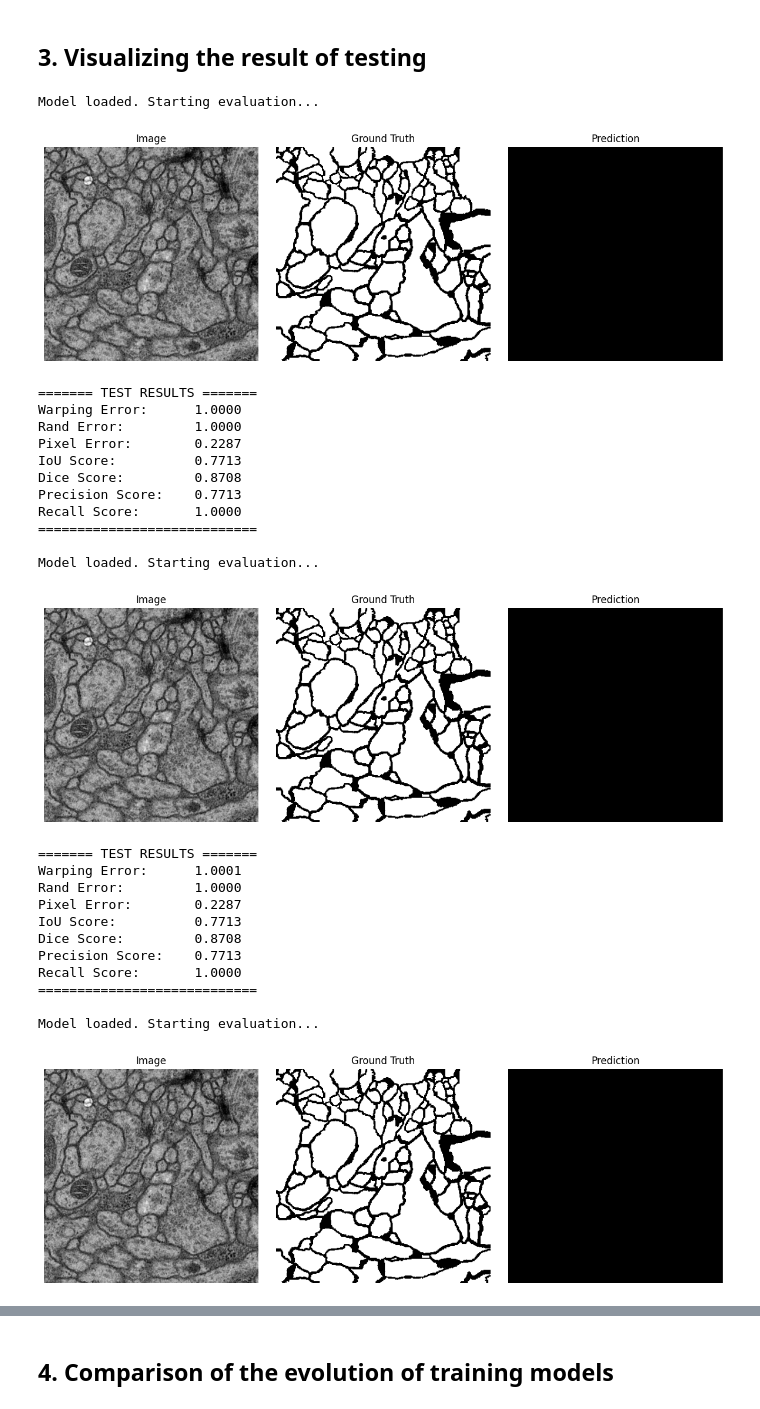
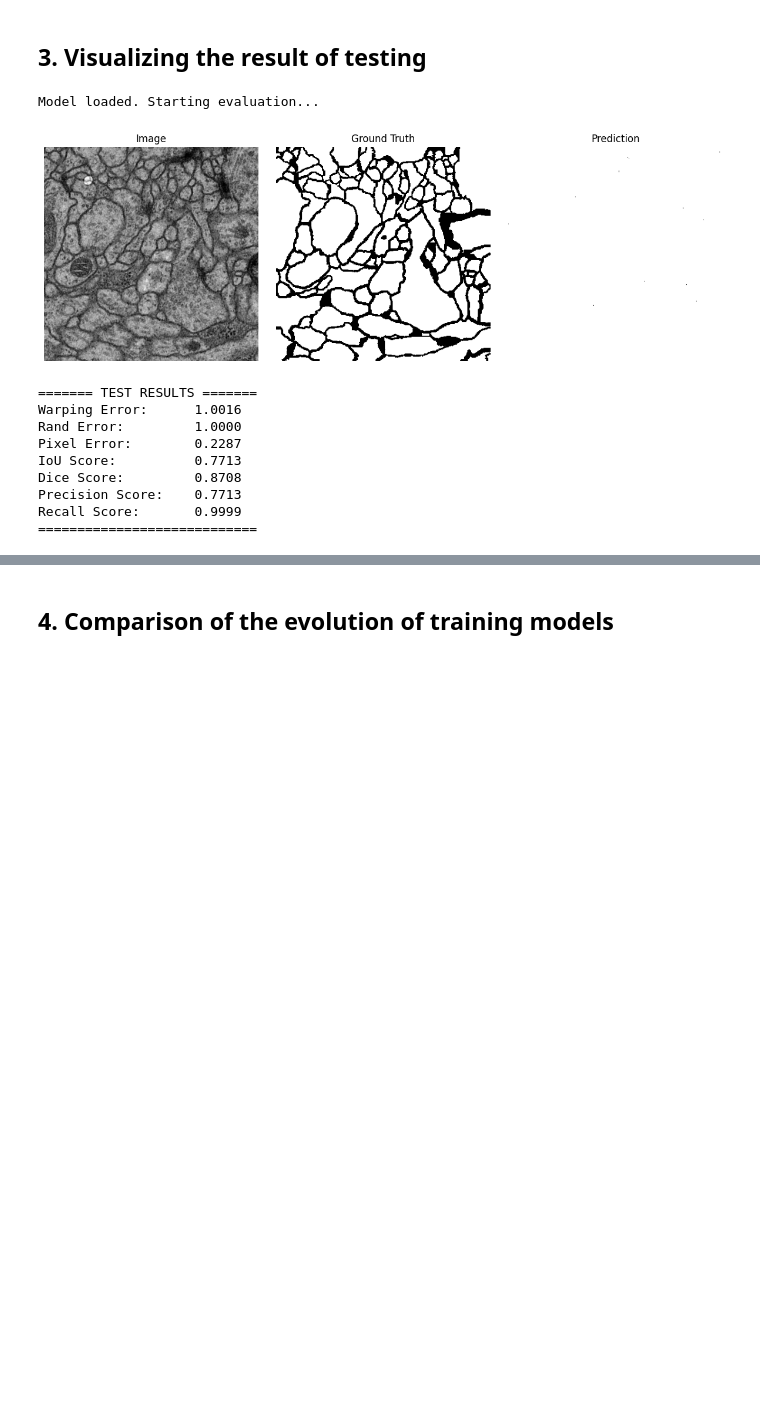
Before and after one commit to A0404/MLA_UNet, a Jupyter notebook: notebooks/notebook.ipynb, the cells around one changed output, grey strips where cells are left out. Saved outputs shown, nothing was run; the diff lists cells and outputs as text; code cells hidden in the pictures; blank space fills up the shorter version.

```diff
--- a/notebooks/notebook.ipynb
+++ b/notebooks/notebook.ipynb
@@ -65,6 +65,7 @@ Using device: cuda
 # %% [markdown]
 ## 2. Model's training
 # %%
+"""
 # ----------------- Run 1 -----------------
 model_save_1 = "1_" + UNet_ISBI
 importlib.reload(config)
@@ -85,7 +86,7 @@ config.USE_IGNORE_INDEX = True
 importlib.reload(dataset)
 train_ds_2, _, test_ds_2 = dataset.dataset_ds(root_dir)
 importlib.reload(train)
-model_2, train_losses_2 = train.train_model_paper(model_dir, model_save_2, train_ds_2, device)
+model_2, train_losses_2 = train.train_model_paper(model_dir, model_save_2, train_ds_2, device) """
 
 # ----------------- Run 3 -----------------
 model_save_3 = "3_" + UNet_ISBI
@@ -94,9 +95,9 @@ config.USE_DATA_AUG = True
 config.USE_LOSS_POND = True
 config.USE_IGNORE_INDEX = True
 importlib.reload(dataset)
-train_ds_3, _, test_ds_3 = dataset.dataset_ds(root_dir)
+train_ds_3, val_ds_3, test_ds_3 = dataset.dataset_ds(root_dir)
 importlib.reload(train)
-model_3, train_losses_3 = train.train_model_paper(model_dir, model_save_3, train_ds_3, device)
+model_3, train_losses_3 = train.train_model_paper(model_dir, model_save_3, train_ds_3, val_ds_3, device)
 
 # ----------------- Run 4 -----------------
 model_save_4 = "4_" + UNet_ISBI
@@ -105,7 +106,7 @@ config.USE_DATA_AUG = True
 config.USE_LOSS_POND = True
 config.USE_IGNORE_INDEX = True
 importlib.reload(dataset)
-train_ds_4, _, test_ds_4 = dataset.dataset_ds(root_dir_4)
+train_ds_4, val_ds_4, test_ds_4 = dataset.dataset_ds(root_dir_4)
 importlib.reload(train)
-model_4, train_losses_4 = train.train_model_paper(model_dir, model_save_4, train_ds_4, device)
+model_4, train_losses_4 = train.train_model_paper(model_dir, model_save_4, train_ds_4, val_ds_4, device)
 # %% [output]
@@ -129,34 +130,19 @@ Model saved as 4_unet_isbi.pth in d:\Documents_\_5e_Annee\MLA\Projet\saved_model
 # %% [markdown]
 ## 3. Visualizing the result of testing
 # %%
-mean_warp_1, mean_rand_1, mean_pix_1, mean_iou_1, mean_dice_1, mean_precision_1, mean_recall_1 = test_model(model_dir, model_save_1, test_ds_1, device)
-mean_warp_2, mean_rand_2, mean_pix_2, mean_iou_2, mean_dice_2, mean_precision_2, mean_recall_2 = test_model(model_dir, model_save_2, test_ds_2, device)
+#mean_warp_1, mean_rand_1, mean_pix_1, mean_iou_1, mean_dice_1, mean_precision_1, mean_recall_1 = test_model(model_dir, model_save_1, test_ds_1, device)
+#mean_warp_2, mean_rand_2, mean_pix_2, mean_iou_2, mean_dice_2, mean_precision_2, mean_recall_2 = test_model(model_dir, model_save_2, test_ds_2, device)
 mean_warp_3, mean_rand_3, mean_pix_3, mean_iou_3, mean_dice_3, mean_precision_3, mean_recall_3 = test_model(model_dir, model_save_3, test_ds_3, device)
-mean_warp_4, mean_rand_4, mean_pix_4, mean_iou_4, mean_dice_4, mean_precision_4, mean_recall_4 = test_model(model_dir, model_save_4, test_ds_4, device)
+#mean_warp_4, mean_rand_4, mean_pix_4, mean_iou_4, mean_dice_4, mean_precision_4, mean_recall_4 = test_model(model_dir, model_save_4, test_ds_4, device)
 # %% [output]
 Model loaded. Starting evaluation...
-[figure, old version]
+[figure, new version]
 ======= TEST RESULTS =======
-Warping Error:      1.0000
+Warping Error:      1.0016
 Rand Error:         1.0000
 Pixel Error:        0.2287
 IoU Score:          0.7713
 Dice Score:         0.8708
 Precision Score:    0.7713
-Recall Score:       1.0000
+Recall Score:       0.9999
 ============================
-
-Model loaded. Starting evaluation...
-[figure, removed]
-======= TEST RESULTS =======
-Warping Error:      1.0001
-Rand Error:         1.0000
-Pixel Error:        0.2287
-IoU Score:          0.7713
-Dice Score:         0.8708
-Precision Score:    0.7713
-Recall Score:       1.0000
-============================
-
-Model loaded. Starting evaluation...
-[figure, removed]
```
Also changed, not shown: parts of 2 cells of this notebook, 7 other files.
